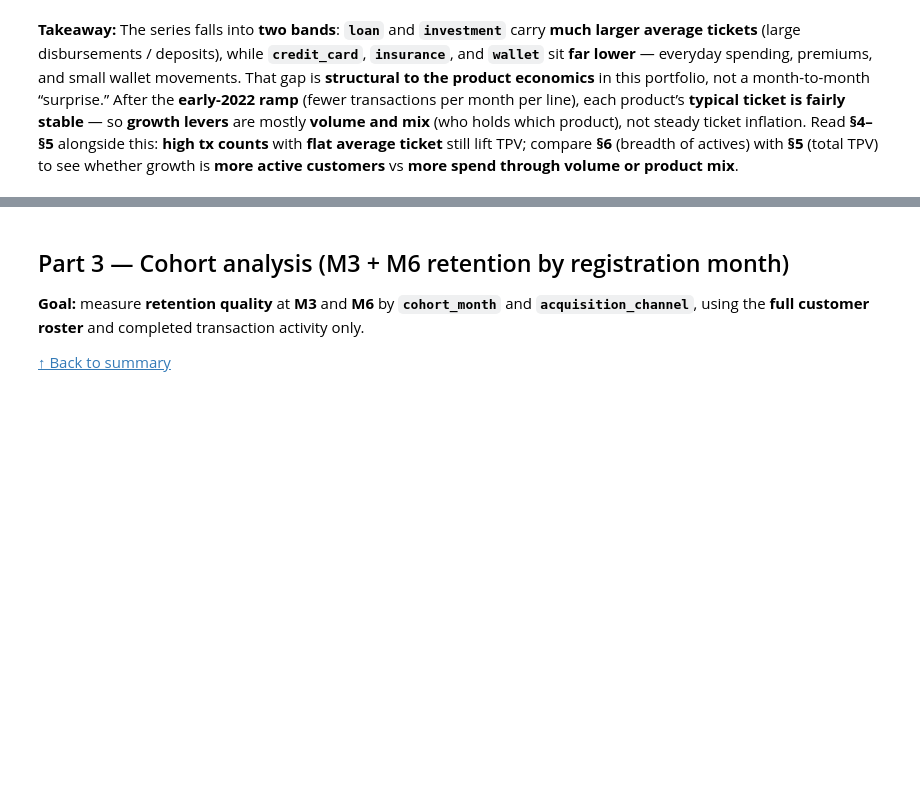
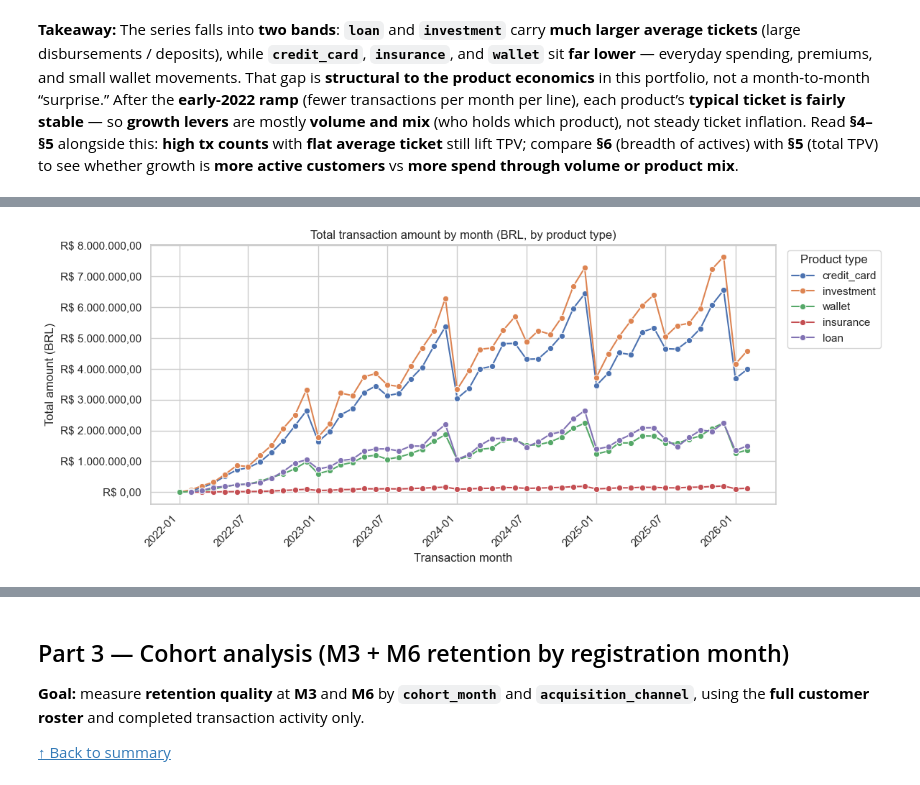
Before and after one commit to pauloabcalcada/fintech-ai-segmentation, a Jupyter notebook: notebooks/2.EDA_cohort_analysis.ipynb, the cells around one changed output, grey strips where cells are left out. Saved outputs shown, nothing was run; the diff lists cells and outputs as text; code cells hidden in the pictures; blank space fills up the shorter version.

```diff
--- a/notebooks/2.EDA_cohort_analysis.ipynb
+++ b/notebooks/2.EDA_cohort_analysis.ipynb
@@ -467,0 +477,32 @@ plt.show()
+# %%
+# ── Total BRL per month by product type (amount evolution over time) ─────────
+
+if "df_tx" not in globals():
+    raise ValueError("df_tx not found — run the load/join cells above first.")
+
+_amt_prod = (
+    df_tx.groupby(["transaction_month", "product_type"], as_index=False)["amount"]
+    .sum()
+    .rename(columns={"amount": "total_amount_brl"})
+    .sort_values(["transaction_month", "product_type"])
+)
+
+_fig, _ax = plt.subplots(figsize=(12, 5))
+sns.lineplot(
+    data=_amt_prod,
+    x="transaction_month",
+    y="total_amount_brl",
+    hue="product_type",
+    marker="o",
+    ax=_ax,
+)
+_ax.set_title("Total transaction amount by month (BRL, by product type)")
+_ax.set_xlabel("Transaction month")
+_ax.set_ylabel("Total amount (BRL)")
+_ax.yaxis.set_major_formatter(FuncFormatter(format_brl))
+_ax.legend(title="Product type", bbox_to_anchor=(1.01, 1), loc="upper left")
+plt.xticks(rotation=45, ha="right")
+plt.tight_layout()
+plt.show()
+# %% [output]
+[figure, added]
```
Also changed, not shown: parts of 3 cells of this notebook, 4 other files.
